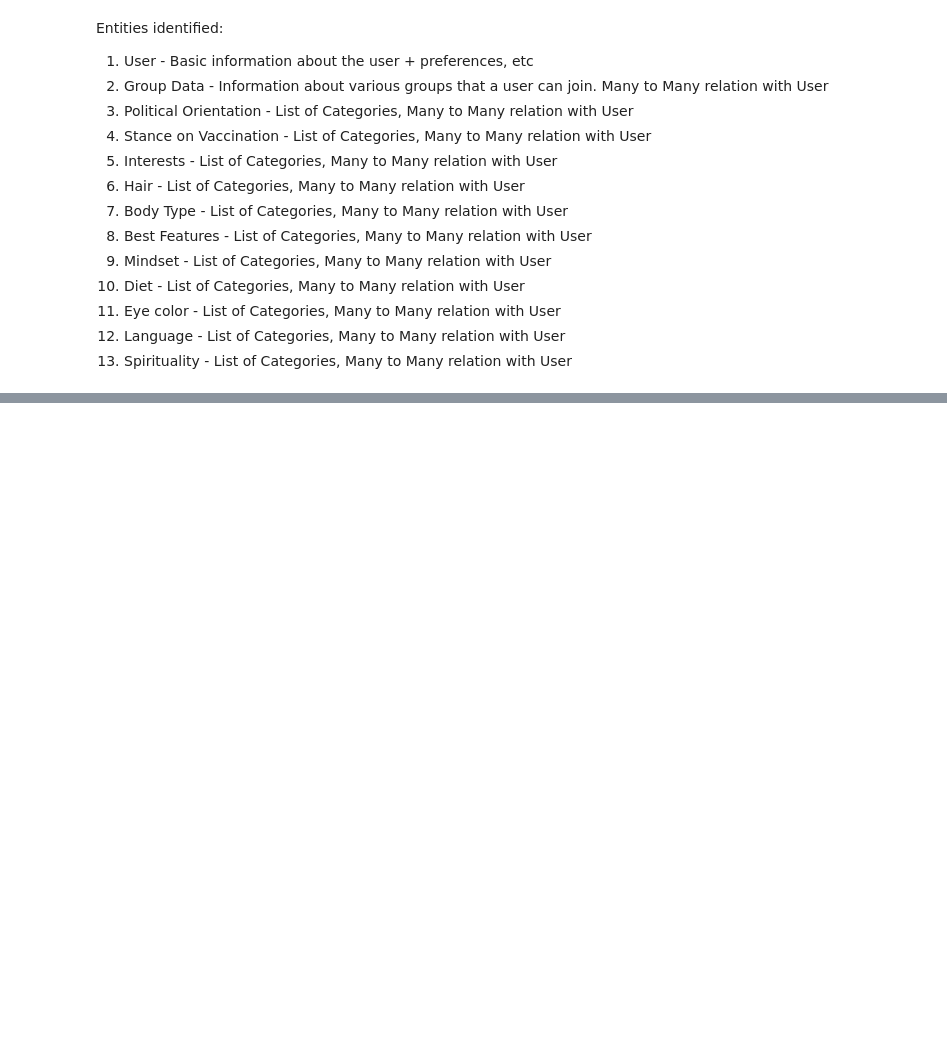
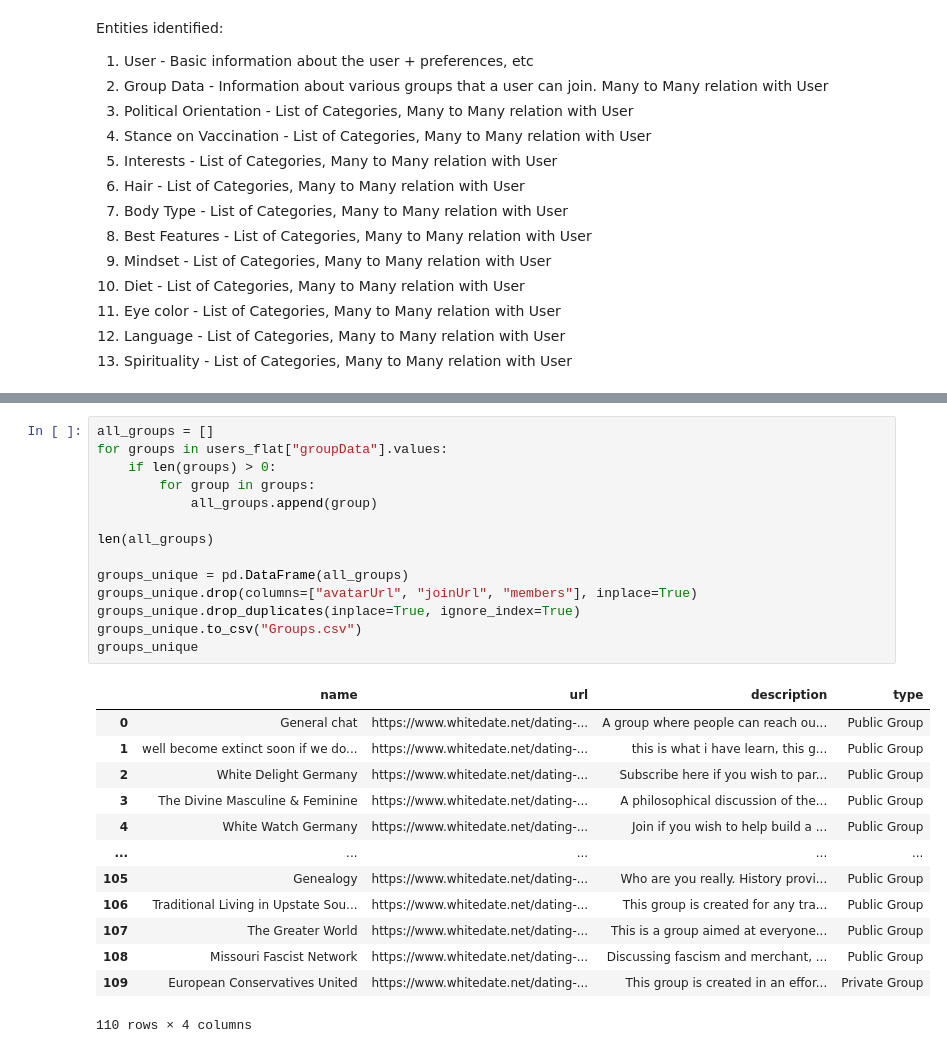
Before and after one commit to jinalpawar/DM-Project, a Jupyter notebook: eda.ipynb, the cells around one changed output, grey strips where cells are left out. Cells and saved outputs as stored; diff of their text form; blank space fills up the shorter version.

```diff
--- a/eda.ipynb
+++ b/eda.ipynb
@@ -299,0 +365,28 @@ Entities identified:
+# %%
+all_groups = []
+for groups in users_flat["groupData"].values:
+    if len(groups) > 0:
+        for group in groups:
+            all_groups.append(group)
+
+len(all_groups)
+
+groups_unique = pd.DataFrame(all_groups)
+groups_unique.drop(columns=["avatarUrl", "joinUrl", "members"], inplace=True)
+groups_unique.drop_duplicates(inplace=True, ignore_index=True)
+groups_unique.to_csv("Groups.csv")
+groups_unique
+# %% [output]
+|  | name | url | description | type |
+| 0 | General chat | https://www.whitedate.net/dating-... | A group where people can reach ou... | Public Group |
+| 1 | well become extinct soon if we do... | https://www.whitedate.net/dating-... | this is what i have learn, this g... | Public Group |
+| 2 | White Delight Germany | https://www.whitedate.net/dating-... | Subscribe here if you wish to par... | Public Group |
+| 3 | The Divine Masculine & Feminine | https://www.whitedate.net/dating-... | A philosophical discussion of the... | Public Group |
+| 4 | White Watch Germany | https://www.whitedate.net/dating-... | Join if you wish to help build a ... | Public Group |
+| ... | ... | ... | ... | ... |
+| 105 | Genealogy | https://www.whitedate.net/dating-... | Who are you really. History provi... | Public Group |
+| 106 | Traditional Living in Upstate Sou... | https://www.whitedate.net/dating-... | This group is created for any tra... | Public Group |
+| 107 | The Greater World | https://www.whitedate.net/dating-... | This is a group aimed at everyone... | Public Group |
+| 108 | Missouri Fascist Network | https://www.whitedate.net/dating-... | Discussing fascism and merchant, ... | Public Group |
+| 109 | European Conservatives United | https://www.whitedate.net/dating-... | This group is created in an effor... | Private Group |
+110 rows × 4 columns
```
Also changed, not shown: parts of 32 cells of this notebook, 11 other files.
